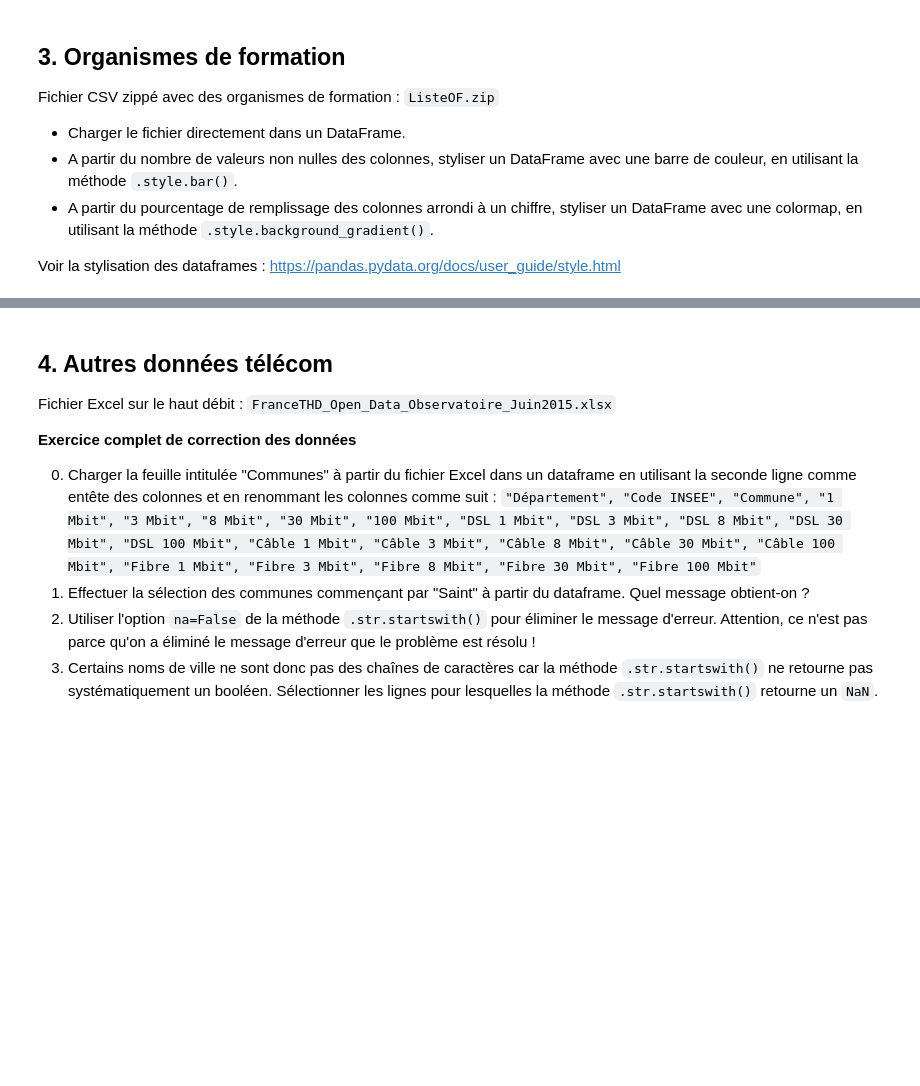
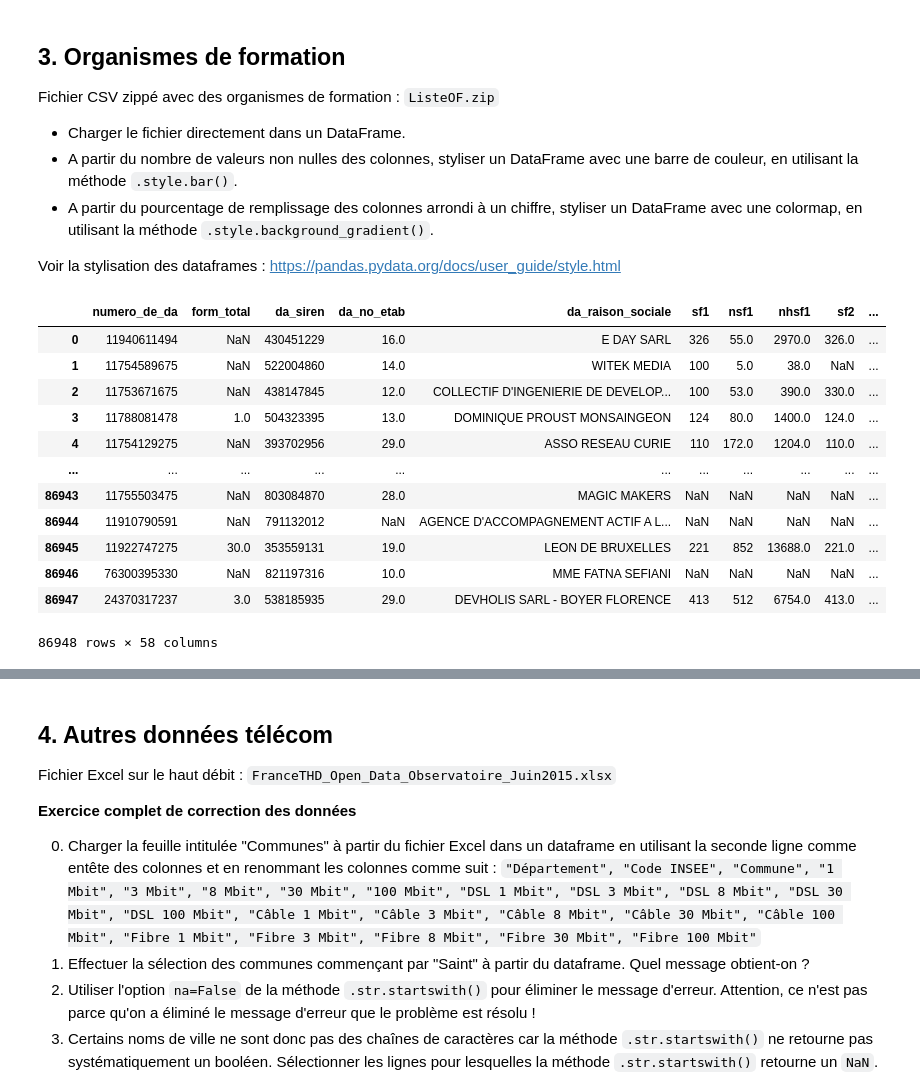
Before and after one commit to fran6w/conf_python, a Jupyter notebook: 02_pandas_live.ipynb, the cells around one changed output, grey strips where cells are left out. Drawn from its saved outputs; the diff is of its cells as text; code cells hidden in the pictures; blank space fills up the shorter version.

```diff
--- a/02_pandas_live.ipynb
+++ b/02_pandas_live.ipynb
@@ -490,3 +490,22 @@ Fichier CSV zippé avec des organismes de formation : `ListeOF.zip`
 - A partir du pourcentage de remplissage des colonnes arrondi à un chiffre, styliser un DataFrame avec une colormap, en utilisant la méthode `.style.background_gradient()`.
 
 Voir la stylisation des dataframes : https://pandas.pydata.org/docs/user_guide/style.html
+# %%
+import pandas as pd
+
+of = pd.read_csv("data/ListeOF.zip")
+of
+# %% [output]
+|  | numero_de_da | form_total | da_siren | da_no_etab | da_raison_sociale | sf1 | nsf1 | nhsf1 | sf2 | ... |
+| 0 | 11940611494 | NaN | 430451229 | 16.0 | E DAY SARL | 326 | 55.0 | 2970.0 | 326.0 | ... |
+| 1 | 11754589675 | NaN | 522004860 | 14.0 | WITEK MEDIA | 100 | 5.0 | 38.0 | NaN | ... |
+| 2 | 11753671675 | NaN | 438147845 | 12.0 | COLLECTIF D'INGENIERIE DE DEVELOP... | 100 | 53.0 | 390.0 | 330.0 | ... |
+| 3 | 11788081478 | 1.0 | 504323395 | 13.0 | DOMINIQUE PROUST MONSAINGEON | 124 | 80.0 | 1400.0 | 124.0 | ... |
+| 4 | 11754129275 | NaN | 393702956 | 29.0 | ASSO RESEAU CURIE | 110 | 172.0 | 1204.0 | 110.0 | ... |
+| ... | ... | ... | ... | ... | ... | ... | ... | ... | ... | ... |
+| 86943 | 11755503475 | NaN | 803084870 | 28.0 | MAGIC MAKERS | NaN | NaN | NaN | NaN | ... |
+| 86944 | 11910790591 | NaN | 791132012 | NaN | AGENCE D'ACCOMPAGNEMENT ACTIF A L... | NaN | NaN | NaN | NaN | ... |
+| 86945 | 11922747275 | 30.0 | 353559131 | 19.0 | LEON DE BRUXELLES | 221 | 852 | 13688.0 | 221.0 | ... |
+| 86946 | 76300395330 | NaN | 821197316 | 10.0 | MME FATNA SEFIANI | NaN | NaN | NaN | NaN | ... |
+| 86947 | 24370317237 | 3.0 | 538185935 | 29.0 | DEVHOLIS SARL - BOYER FLORENCE | 413 | 512 | 6754.0 | 413.0 | ... |
+86948 rows × 58 columns
```
Also changed, not shown: parts of 2 cells of this notebook, 1 other file.
